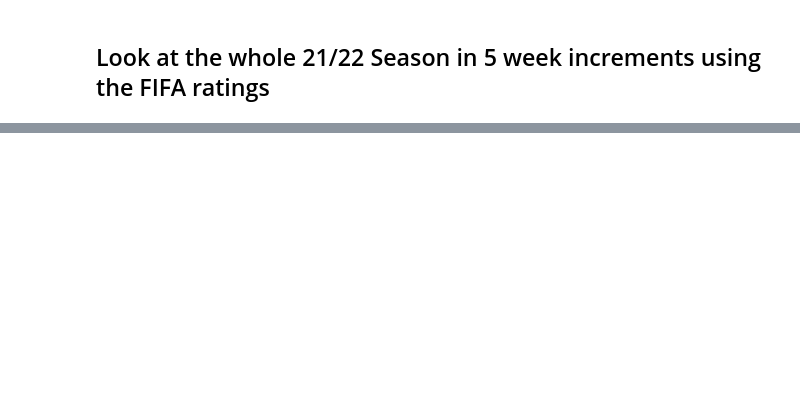
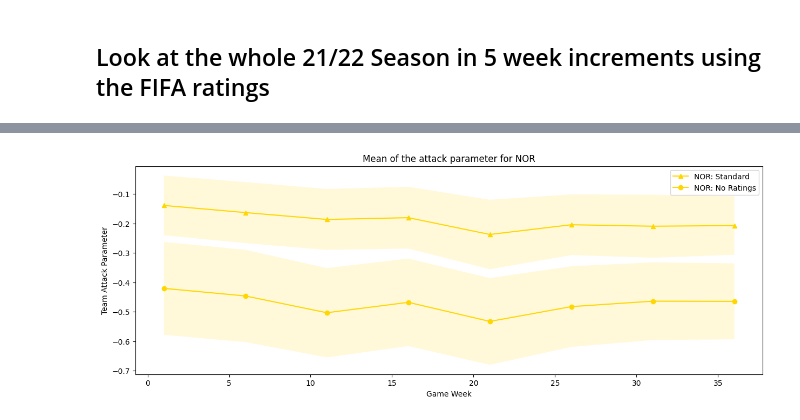
Before and after one commit to alan-turing-institute/AIrsenal, a Jupyter notebook: notebooks/progression_of_attack_parameter.ipynb, the cells around one changed output, grey strips where cells are left out. Cells and saved outputs as stored; diff of their text form; code cells hidden in the pictures; blank space fills up the shorter version.

```diff
--- a/notebooks/progression_of_attack_parameter.ipynb
+++ b/notebooks/progression_of_attack_parameter.ipynb
@@ -188,0 +243,4 @@ plot_averages(jump_models, ["BRE", "MCI"])
+# %%
+compare_models([(jump_models, "Standard"), (no_rate_jump_models, "No Ratings")], ["NOR"])
+# %% [output]
+[figure, added]
```
Also changed, not shown: parts of 30 cells of this notebook.
